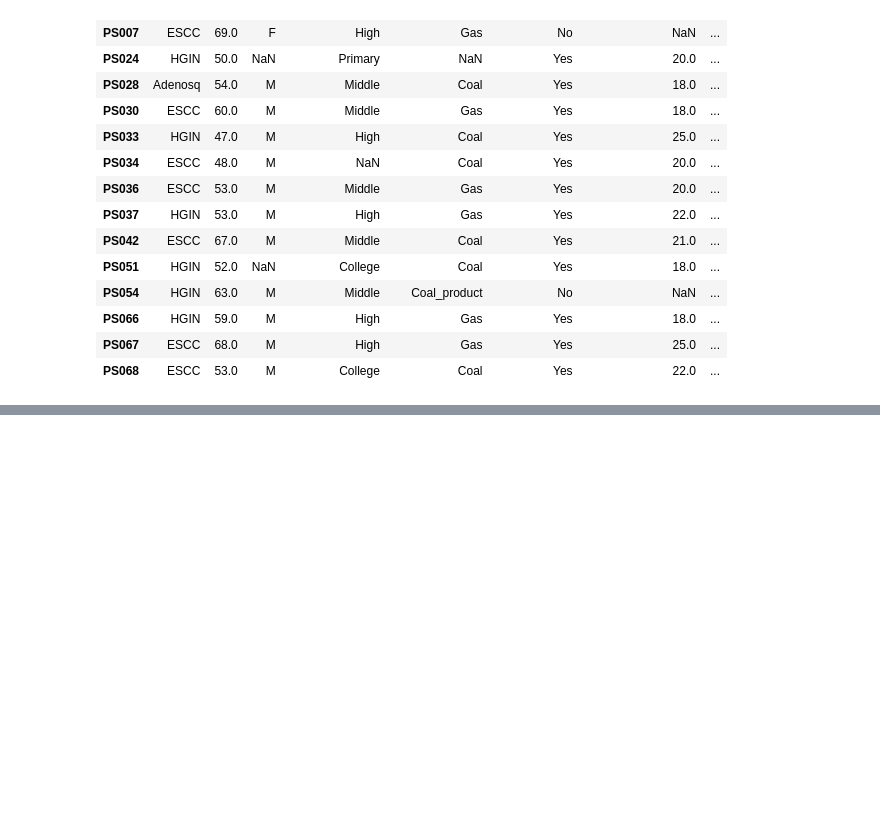
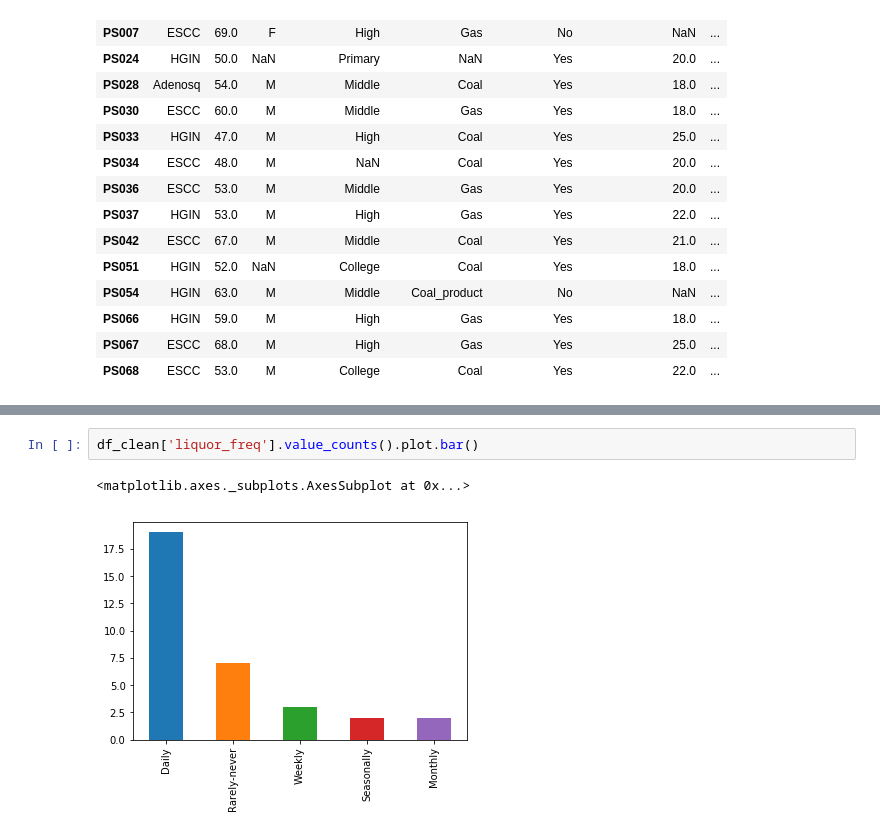
Before and after one commit to bballew/pandas_tutorial, a Jupyter notebook: Data_science_workshop.ipynb, the cells around one changed output, grey strips where cells are left out. Cells and saved outputs as stored; diff of their text form; blank space fills up the shorter version.

```diff
--- a/Data_science_workshop.ipynb
+++ b/Data_science_workshop.ipynb
@@ -931,0 +981,5 @@ dtype: object
+# %%
+df_clean['liquor_freq'].value_counts().plot.bar()
+# %% [output]
+<matplotlib.axes._subplots.AxesSubplot at 0x...>
+[figure, added]
```
Also changed, not shown: parts of 53 cells of this notebook, 3 other files.
